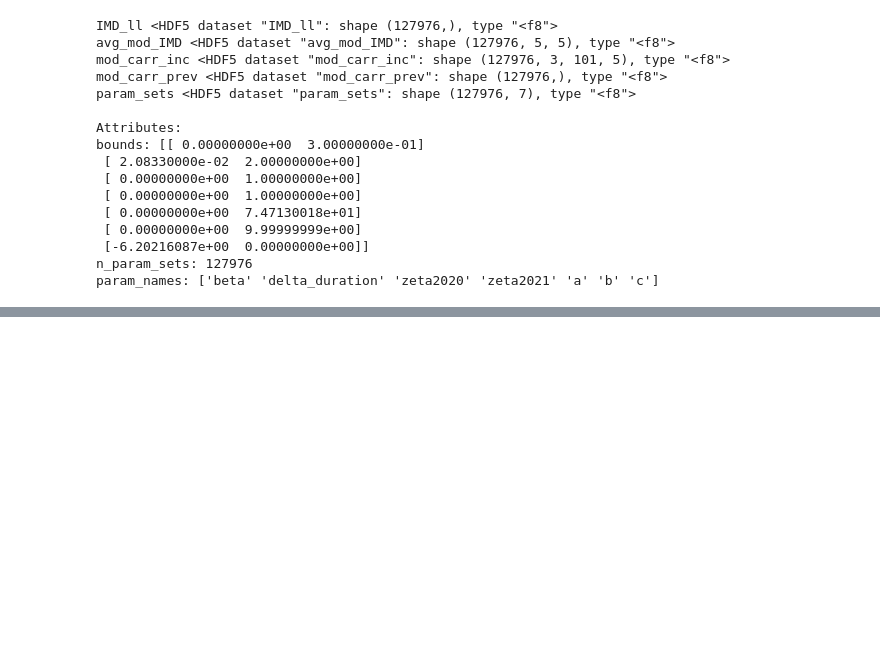
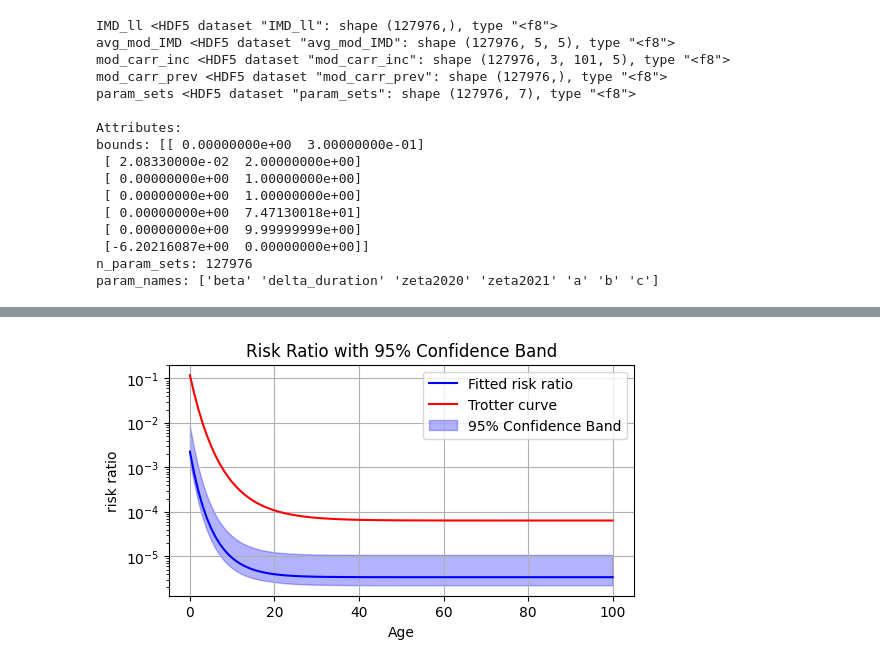
Before and after one commit to LeonMengoniNoritake/Meningo_code, a Jupyter notebook: Code/prefit.ipynb, the cells around one changed output, grey strips where cells are left out. Saved outputs shown, nothing was run; the diff lists cells and outputs as text; code cells hidden in the pictures; blank space fills up the shorter version.

```diff
--- a/Code/prefit.ipynb
+++ b/Code/prefit.ipynb
@@ -207,30 +222,32 @@ for param_set in sel_param_sets:
 # %%
-# # Plot risk ratio curve for selected param sets
-# all_ages = np.arange(model.A)
-# risk_param_names = ['a', 'b', 'c']
-# risk_param_idx = [param_names.index(risk_param_name) for risk_param_name in risk_param_names]
-# risk_param_sets = param_sets[:,risk_param_idx]
+# Plot risk ratio curve for selected param sets
+all_ages = np.arange(model.A)
+risk_param_names = ['a', 'b', 'c']
+risk_param_idx = [param_names.index(risk_param_name) for risk_param_name in risk_param_names]
+risk_param_sets = param_sets[:,risk_param_idx]
 
-# sel_risk_param_sets = risk_param_sets[sel_indices]
-# risk_function_array = np.array([ut.CC_Trotter(all_ages, *risk_params) for risk_params in sel_risk_param_sets])
+sel_risk_param_sets = risk_param_sets[sel_indices]
+risk_function_array = np.array([ut.CC_Trotter(all_ages, *risk_params) for risk_params in sel_risk_param_sets])
 
-# fig, ax = plt.subplots(1,1,figsize=(6, 3))
+fig, ax = plt.subplots(1,1,figsize=(6, 3))
 
-# mean_risk = np.mean(risk_function_array, axis=0)
-# lower_risk = np.percentile(risk_function_array, 2.5, axis=0)
-# upper_risk = np.percentile(risk_function_array, 97.5, axis=0)
+mean_risk = np.mean(risk_function_array, axis=0)
+lower_risk = np.percentile(risk_function_array, 2.5, axis=0)
+upper_risk = np.percentile(risk_function_array, 97.5, axis=0)
 
-# # Plot
-# ax.plot(all_ages, mean_risk, label='Fitted risk ratio', color='blue')
-# ax.plot(all_ages, model.mod_params['r'], label='Trotter curve', color='red')
-# ax.fill_between(all_ages, lower_risk, upper_risk, color='blue', alpha=0.3, label='95% Confidence Band')
-# ax.set_xlabel('Age')
-# ax.set_ylabel('risk ratio')
-# ax.set_yscale('log')
-# ax.set_title(f'Risk Ratio with 95% Confidence Band')
-# ax.legend()
-# ax.grid(True)
+# Plot
+ax.plot(all_ages, mean_risk, label='Fitted risk ratio', color='blue')
+ax.plot(all_ages, model.mod_params['r'], label='Trotter curve', color='red')
+ax.fill_between(all_ages, lower_risk, upper_risk, color='blue', alpha=0.3, label='95% Confidence Band')
+ax.set_xlabel('Age')
+ax.set_ylabel('risk ratio')
+ax.set_yscale('log')
+ax.set_title(f'Risk Ratio with 95% Confidence Band')
+ax.legend()
+ax.grid(True)
 
-# fig.savefig(os.path.join(plots_dir, f'risk_ratio_best_IMD_ll'))
-# plt.show()
+fig.savefig(os.path.join(plots_dir, f'risk_ratio_best_IMD_ll'))
+plt.show()
+# %% [output]
+[figure, added]
 # %%
```
Also changed, not shown: parts of 41 cells of this notebook.
